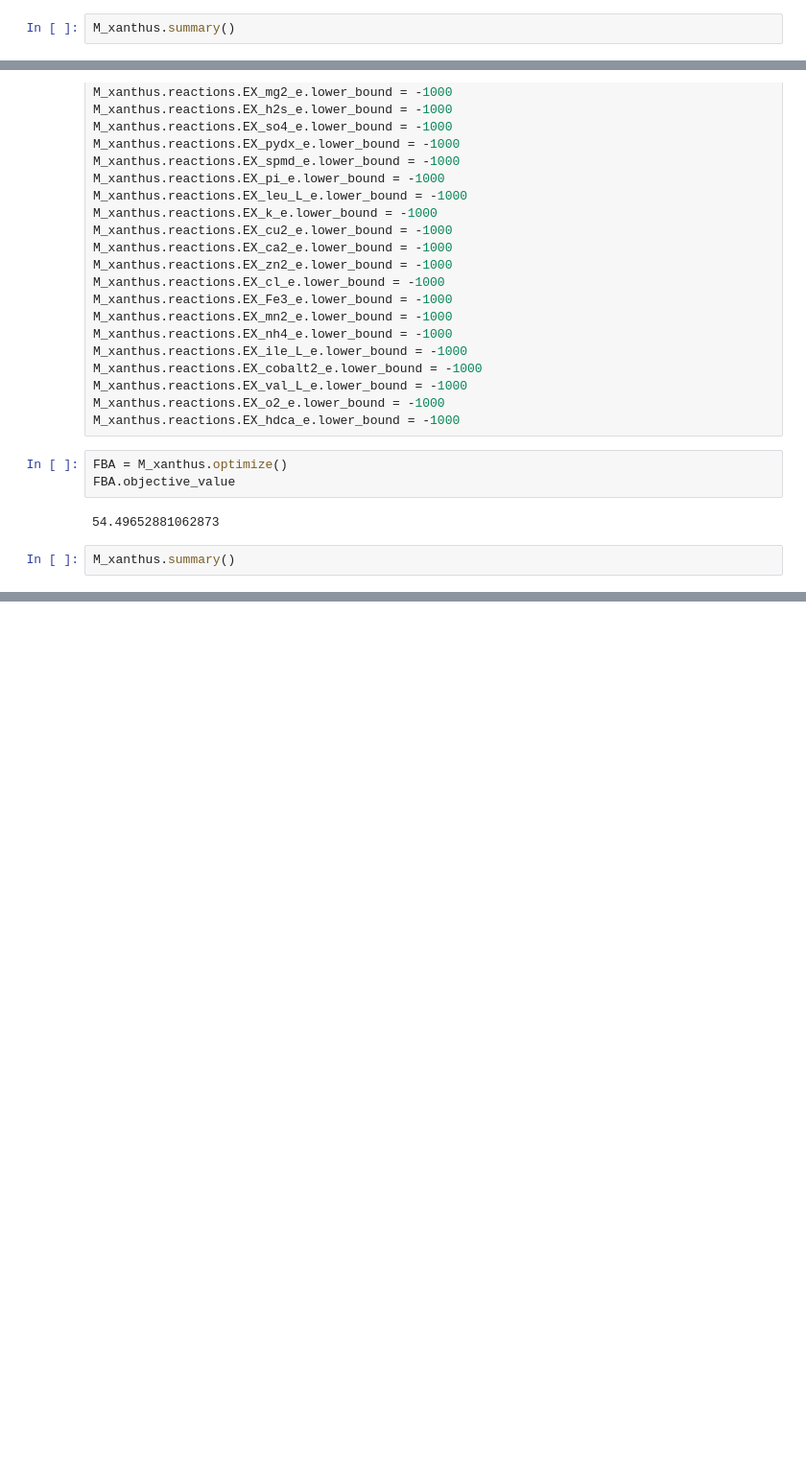
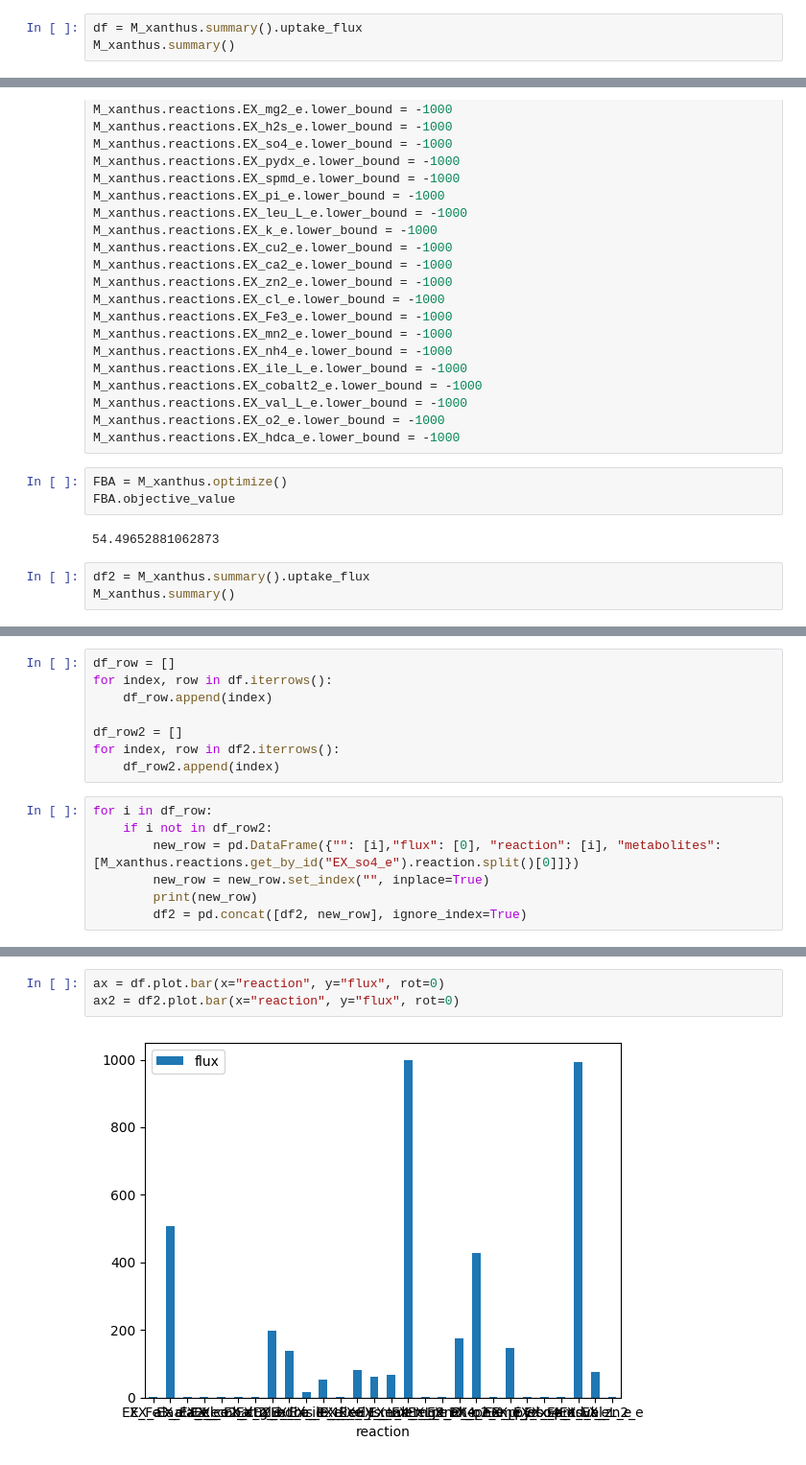
Before and after one commit to BondonMickael/M_xanthus-E_coli-Predation, a Jupyter notebook: notebooks/test_growth.ipynb, the cells around one changed output, grey strips where cells are left out. Shown at 96% size. Drawn from its saved outputs; the diff is of its cells as text; blank space fills up the shorter version.

```diff
--- a/notebooks/test_growth.ipynb
+++ b/notebooks/test_growth.ipynb
@@ -87,6 +88,7 @@ M_xanthus.reactions.EX_lac_D_e.lower_bound = 0
 M_xanthus.reactions.EX_tsul_e.lower_bound = 0
 M_xanthus.reactions.EX_hdca_e.lower_bound = 0
 # %%
+df = M_xanthus.summary().uptake_flux
 M_xanthus.summary()
 # %% [output]
 Objective
@@ -680,6 +682,7 @@ FBA.objective_value
 # %% [output]
 54.49652881062873
 # %%
+df2 = M_xanthus.summary().uptake_flux
 M_xanthus.summary()
 # %% [output]
 Objective
@@ -710,0 +754,15 @@ Secretion
+# %%
+df_row = []
+for index, row in df.iterrows():
+    df_row.append(index)
+
+df_row2 = []
+for index, row in df2.iterrows():
+    df_row2.append(index)
+# %%
+for i in df_row:
+    if i not in df_row2:
+        new_row = pd.DataFrame({"": [i],"flux": [0], "reaction": [i], "metabolites": [M_xanthus.reactions.get_by_id("EX_so4_e").reaction.split()[0]]})
+        new_row = new_row.set_index("", inplace=True)
+        print(new_row)
+        df2 = pd.concat([df2, new_row], ignore_index=True)
@@ -710,0 +807,5 @@ Secretion
+# %%
+ax = df.plot.bar(x="reaction", y="flux", rot=0)
+ax2 = df2.plot.bar(x="reaction", y="flux", rot=0)
+# %% [output]
+[figure, added]
```
Also changed, not shown: parts of 19 cells of this notebook, 11 other files.
